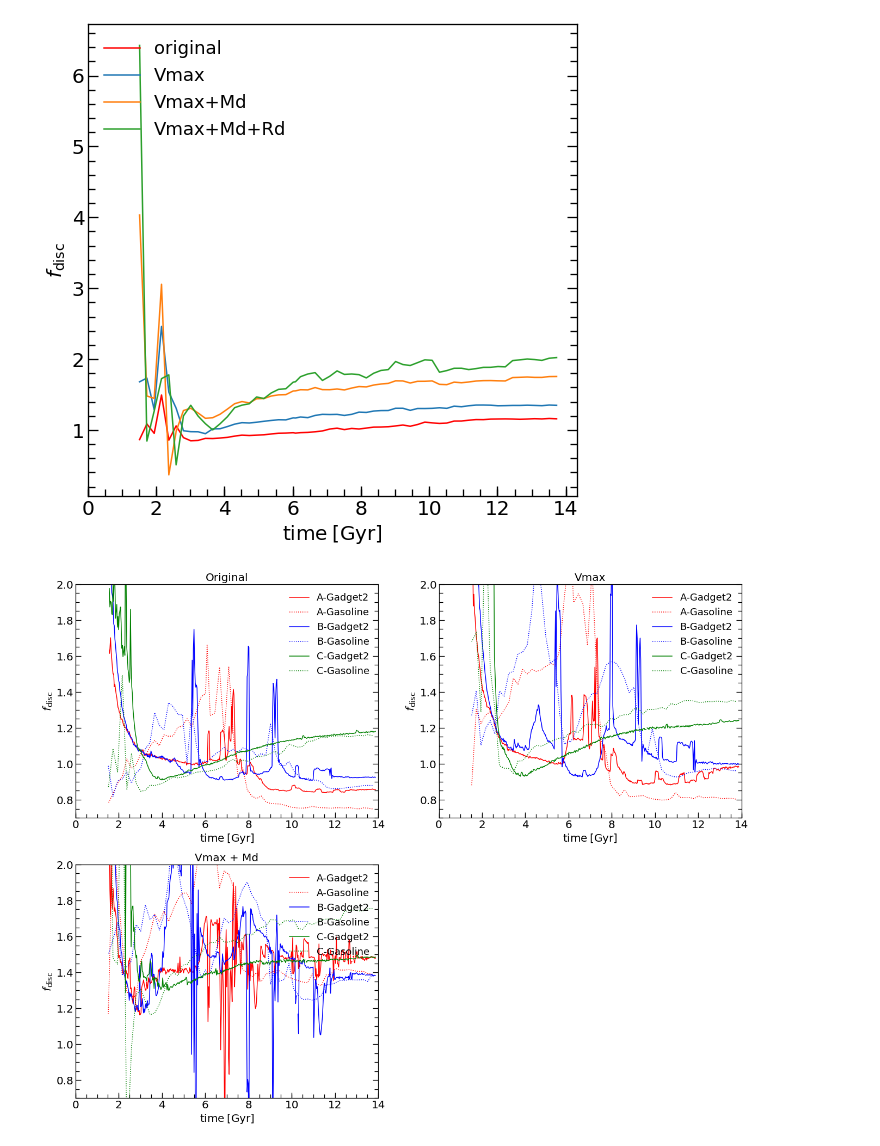
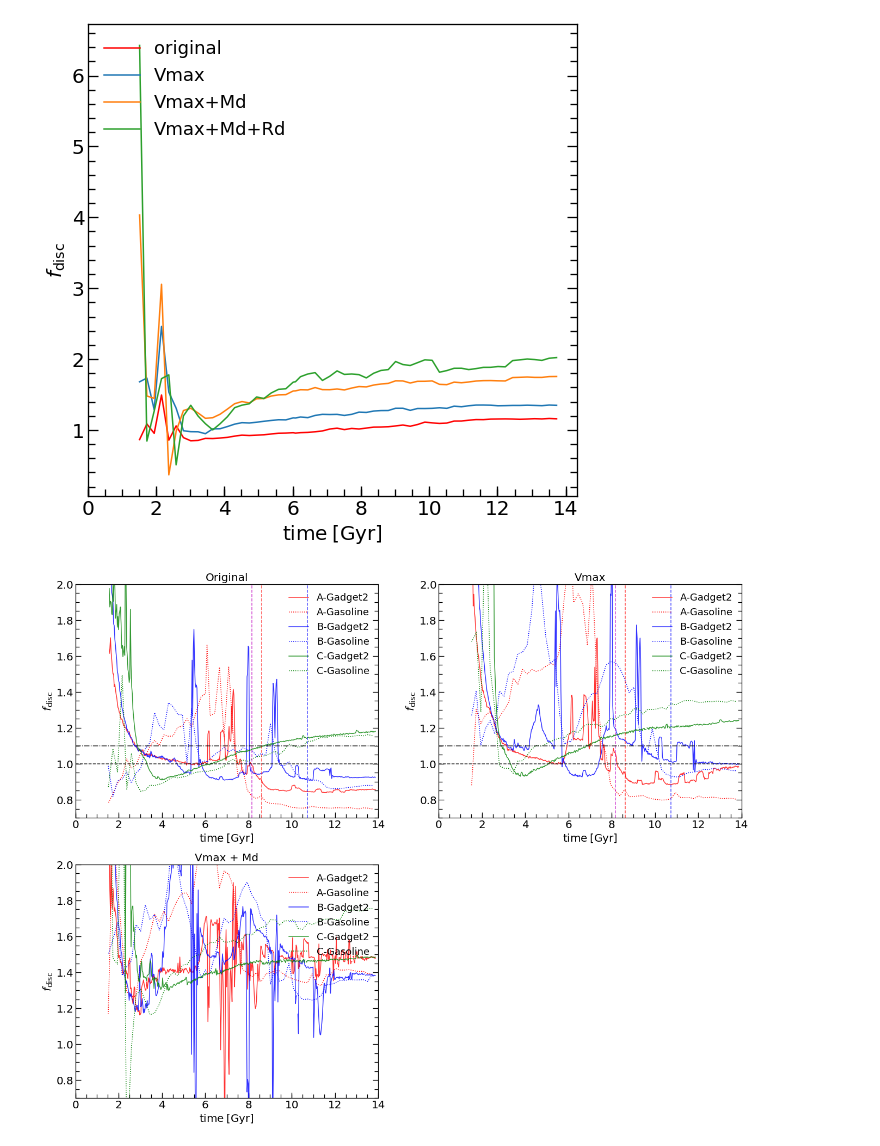
Before and after one commit to ornemarioni/Barras_GdGs, a Jupyter notebook: Barras_Gd/programs/fdisk_test_referee.ipynb, the cells around one changed output. Cells and saved outputs as stored; diff of their text form; code cells hidden in the pictures.

```diff
--- a/Barras_Gd/programs/fdisk_test_referee.ipynb
+++ b/Barras_Gd/programs/fdisk_test_referee.ipynb
@@ -373,8 +373,8 @@ for j in range(len(snapshot)-1,0,-1):
         archivo.close()
 # %%
 import numpy as np
-# path = '/home/omarioni/'
-path = '/home/ornela/PYTHON/Barras_GdGs/Barras_Gd/_data/correcciones/'
+path = '/home/omarioni/Barras_GdGs/Barras_Gd/_data/correcciones/'
+# path = '/home/ornela/PYTHON/Barras_GdGs/Barras_Gd/_data/correcciones/'
 data = np.loadtxt(path + 'M31_param4fdisk_GD.dat')
 time_M31gd = data[:,0]
 r50_M31gd  = data[:,1]
@@ -443,6 +443,18 @@ Mgal_M33gs = data[:,5]
 Md_M33gs   = data[:,6]
 Vmax_M33gs = data[:,7]
 V50_M33gs  = data[:,8]
+# %%
+path = '/home/omarioni/'
+M31_gd = np.loadtxt(path + 'Barras_GdGs/Barras_Gd/_data/M31_lbarvstime2.dat')
+time0_M31gd = M31_gd[:,0][-1]
+
+#------------------------------------------------------------------------------------------
+M31_gs = np.loadtxt(path + 'Barras_GdGs/Barras_Gs/_data/M31_lbarvstime.dat')
+time0_M31gs = M31_gs[:,0][-1]
+
+#------------------------------------------------------------------------------------------
+MW_gs = np.loadtxt(path + 'Barras_GdGs/Barras_Gs/_data/MW_lbarvstime.dat')
+time0_MWgs = MW_gs[:,0][-1]
 # %%
 print '%1.5e'%Md_M31gd[0]
 # %% [output]
@@ -1010,11 +1034,11 @@ fig, ax = plt.subplots(nrows=2, ncols=2, figsize=(20, 16))#, sharex=True, sharey
 #                        gridspec_kw = {'height_ratios':[2,1,2,1]})
 fig.subplots_adjust(bottom=0.10, left =0.12, right = 0.97, top = 0.92)
 
-ax[0,0].plot(time_M31gd, fdisk_M31gd, '-', lw=1.5, color = 'r', label='A-Gadget2')
+ax[0,0].plot(time_M31gd, fdisk_M31gd, '-', lw=1.5, color = 'r', label='A-Gadget2',alpha=0.8)
 ax[0,0].plot(time_M31gs, fdisk_M31gs, ':', lw=1.5, color = 'r', label='A-Gasoline')
-ax[0,0].plot(time_MWgd,  fdisk_MWgd,  '-', lw=1.5, color = 'b', label='B-Gadget2')
+ax[0,0].plot(time_MWgd,  fdisk_MWgd,  '-', lw=1.5, color = 'b', label='B-Gadget2',alpha=0.8)
 ax[0,0].plot(time_MWgs,  fdisk_MWgs,  ':', lw=1.5, color = 'b', label='B-Gasoline')
-ax[0,0].plot(time_M33gd, fdisk_M33gd, '-', lw=1.5, color = 'g', label='C-Gadget2')
+ax[0,0].plot(time_M33gd, fdisk_M33gd, '-', lw=1.5, color = 'g', label='C-Gadget2',alpha=0.8)
 ax[0,0].plot(time_M33gs, fdisk_M33gs, ':', lw=1.5, color = 'g', label='C-Gasoline')
 ax[0,0].set_title('Original', fontsize=20)
 ax[0,0].set_xlim(0,14)
@@ -1025,11 +1049,18 @@ ax[0,0].set_xticks([0,2,4,6,8,10,12,14])
 # ax.yaxis.set_major_formatter(ticker.ScalarFormatter())
 ax[0,0].set_ylabel(r'$f_{\mathrm{disc}}$',fontsize=20)
 ax[0,0].set_xlabel(r'$\mathrm{time\:[Gyr]}$',fontsize=20)
-ax[0,0].axahline(y=1.0, ls='')
+
 ax[0,0].spines['right'].set_linewidth(1.3)
 ax[0,0].spines['left'].set_linewidth(1.3)
 ax[0,0].spines['top'].set_linewidth(1.3)
 ax[0,0].spines['bottom'].set_linewidth(1.3)
+
+ax[0,0].axvline(x=time0_M31gd, ls ='--', lw=1.5, color='r',alpha=0.7)
+ax[0,0].axvline(x=time0_M31gs, ls ='--', lw=1.5, color='m',alpha=0.7)
+ax[0,0].axvline(x=time0_MWgs, ls ='--', lw=1.5, color='b',alpha=0.7)
+
+ax[0,0].axhline(y=1.0, ls='--',lw=1.5, color='k',alpha=0.8)
+ax[0,0].axhline(y=1.1, ls='-.',lw=1.5, color='k',alpha=0.8)
 
 ax[0,0].minorticks_on()
 ax[0,0].tick_params( labelsize=20)
@@ -1040,11 +1071,11 @@ ax[0,0].xaxis.set_minor_locator(MultipleLocator(1/2.))
 ax[0,0].legend(fontsize=18,frameon=False, loc=1)
 
 
-ax[0,1].plot(time_M31gd, fdisk0_M31gd, '-', lw=1.5, color = 'r', label='A-Gadget2')
+ax[0,1].plot(time_M31gd, fdisk0_M31gd, '-', lw=1.5, color = 'r', label='A-Gadget2',alpha=0.8)
 ax[0,1].plot(time_M31gs, fdisk0_M31gs, ':', lw=1.5, color = 'r', label='A-Gasoline')
-ax[0,1].plot(time_MWgd,  fdisk0_MWgd,  '-', lw=1.5, color = 'b', label='B-Gadget2')
+ax[0,1].plot(time_MWgd,  fdisk0_MWgd,  '-', lw=1.5, color = 'b', label='B-Gadget2',alpha=0.8)
 ax[0,1].plot(time_MWgs,  fdisk0_MWgs,  ':', lw=1.5, color = 'b', label='B-Gasoline')
-ax[0,1].plot(time_M33gd, fdisk0_M33gd, '-', lw=1.5, color = 'g', label='C-Gadget2')
+ax[0,1].plot(time_M33gd, fdisk0_M33gd, '-', lw=1.5, color = 'g', label='C-Gadget2',alpha=0.8)
 ax[0,1].plot(time_M33gs, fdisk0_M33gs, ':', lw=1.5, color = 'g', label='C-Gasoline')
 ax[0,1].set_title('Vmax', fontsize=20)
 ax[0,1].set_xlim(0,14)
@@ -1061,6 +1092,12 @@ ax[0,1].spines['left'].set_linewidth(1.3)
 ax[0,1].spines['top'].set_linewidth(1.3)
 ax[0,1].spines['bottom'].set_linewidth(1.3)
 
+ax[0,1].axvline(x=time0_M31gd, ls ='--', lw=1.5, color='r',alpha=0.7)
+ax[0,1].axvline(x=time0_M31gs, ls ='--', lw=1.5, color='m',alpha=0.7)
+ax[0,1].axvline(x=time0_MWgs, ls ='--', lw=1.5, color='b',alpha=0.7)
+ax[0,1].axhline(y=1.0, ls='--',lw=1.5, color='k',alpha=0.8)
+ax[0,1].axhline(y=1.1, ls='-.',lw=1.5, color='k',alpha=0.8)
+
 ax[0,1].minorticks_on()
 ax[0,1].tick_params( labelsize=20)
 ax[0,1].tick_params('both', length=7, width=1.3,which='minor', direction='in', right=True,top=False)
@@ -1070,37 +1107,37 @@ ax[0,1].xaxis.set_minor_locator(MultipleLocator(1/2.))
 ax[0,1].legend(fontsize=18,frameon=False, loc=1)
 
 
-ax[1,0].plot(time_M31gd, fdisk1_M31gd, '-', lw=1.5, color = 'r', label='A-Gadget2')
+ax[1,0].plot(time_M31gd, fdisk1_M31gd, '-', lw=1.5, color = 'r', label='A-Gadget2',alpha=0.8)
 ax[1,0].plot(time_M31gs, fdisk1_M31gs, ':', lw=1.5, color = 'r', label='A-Gasoline')
-ax[1,0].plot(time_MWgd,  fdisk1_MWgd,  '-', lw=1.5, color = 'b', label='B-Gadget2')
+ax[1,0].plot(time_MWgd,  fdisk1_MWgd,  '-', lw=1.5, color = 'b', label='B-Gadget2',alpha=0.8)
 ax[1,0].plot(time_MWgs,  fdisk1_MWgs,  ':', lw=1.5, color = 'b', label='B-Gasoline')
-ax[1,0].plot(time_M33gd, fdisk1_M33gd, '-', lw=1.5, color = 'g', label='C-Gadget2')
+ax[1,0].plot(time_M33gd, fdisk1_M33gd, '-', lw=1.5, color = 'g', label='C-Gadget2',alpha=0.8)
 ax[1,0].plot(time_M33gs, fdisk1_M33gs, ':', lw=1.5, color = 'g', label='C-Gasoline')
 ax[1,0].set_title('Vmax + Md', fontsize=20)
 ax[1,0].set_xlim(0,14)
 ax[1,0].set_ylim(0.7,2)
 # ax.set_yscale('log')
 ax[1,0].set_xticks([0,2,4,6,8,10,12,14])
 # ax.set_yticks(np.arange(1,5,1))
 # ax.yaxis.set_major_formatter(ticker.ScalarFormatter())
 ax[1,0].set_ylabel(r'$f_{\mathrm{disc}}$',fontsize=20)
 ax[1,0].set_xlabel(r'$\mathrm{time\:[Gyr]}$',fontsize=20)
 
 ax[1,0].spines['right'].set_linewidth(1.3)
 ax[1,0].spines['left'].set_linewidth(1.3)
 ax[1,0].spines['top'].set_linewidth(1.3)
 ax[1,0].spines['bottom'].set_linewidth(1.3)
 
 ax[1,0].minorticks_on()
 ax[1,0].tick_params( labelsize=20)
 ax[1,0].tick_params('both', length=7, width=1.3,which='minor', direction='in', right=True,top=False)
 ax[1,0].tick_params('both', length=10, width=1.3,which='major', direction='in', right=True,top=False)
 ax[1,0].xaxis.set_minor_locator(MultipleLocator(1/2.))
 
 ax[1,0].legend(fontsize=18,frameon=False, loc=1)
 
 ax[1,1].axis('off')
 
 plt.show()
 # %% [output]
-[figure, old version]
+[figure, new version]
```
Also changed, not shown: parts of 3 cells of this notebook, 4 other files.
